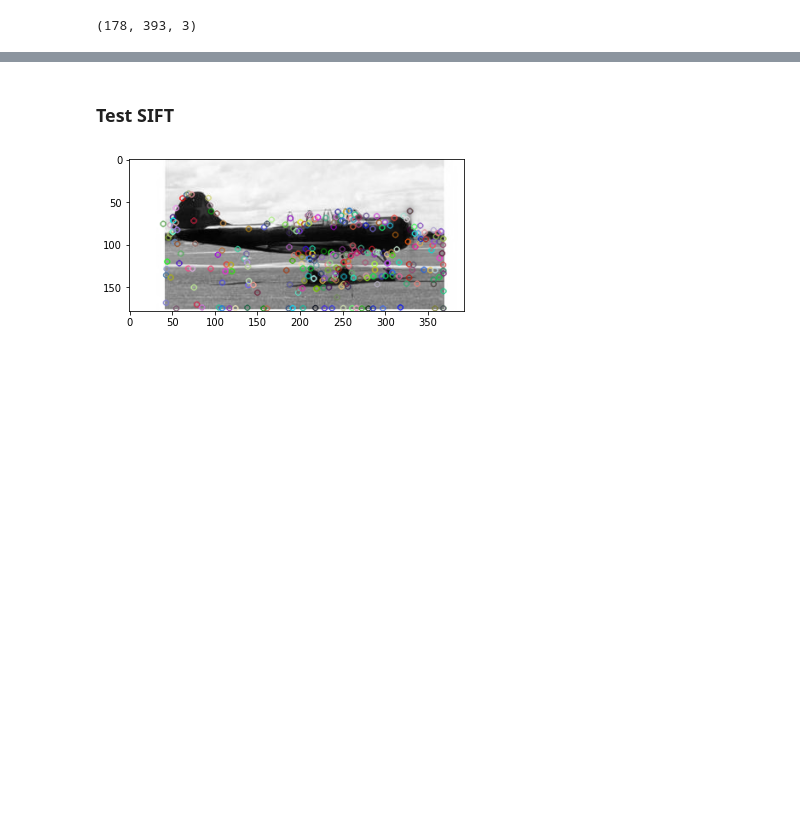
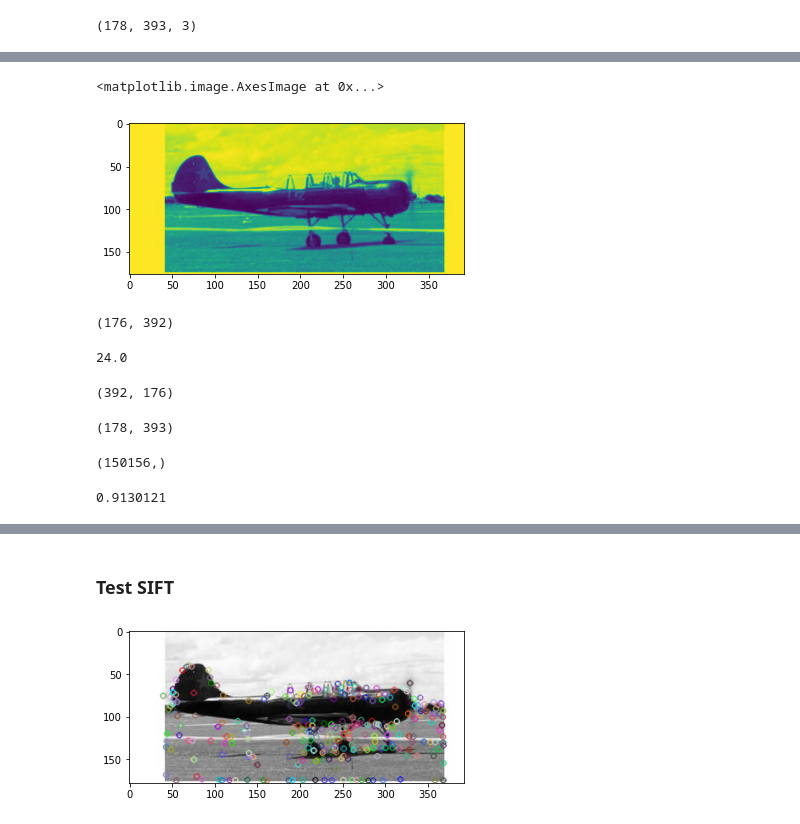
Before and after one commit to GuillaumeGirouard/INF6804, a Jupyter notebook: TP1_INF6804.ipynb, the cells around one changed output, grey strips where cells are left out. Drawn from its saved outputs; the diff is of its cells as text; code cells hidden in the pictures; blank space fills up the shorter version.

```diff
--- a/TP1_INF6804.ipynb
+++ b/TP1_INF6804.ipynb
@@ -50,0 +120,15 @@ np.max(FG_img1)
+# %%
+resize_img1=cv2.resize(img1,(img1.shape[1]//4*4,img1.shape[0]//4*4))
+resize_gray1 = cv2.cvtColor(resize_img1, cv2.COLOR_BGR2GRAY)
+plt.imshow(resize_gray1)
+# %% [output]
+<matplotlib.image.AxesImage at 0x...>
+[figure, added]
+# %%
+resize_gray1.shape
+# %% [output]
+(176, 392)
+# %%
+384/16
+# %% [output]
+24.0
@@ -50,0 +153,16 @@ np.max(FG_img1)
+# %%
+(gray1.shape[1]//4*4,gray1.shape[0]//4*4)
+# %% [output]
+(392, 176)
+# %%
+gray1.shape
+# %% [output]
+(178, 393)
+# %%
+hist.shape
+# %% [output]
+(150156,)
+# %%
+np.max(hist)
+# %% [output]
+0.9130121
```
Also changed, not shown: parts of 25 cells of this notebook.
